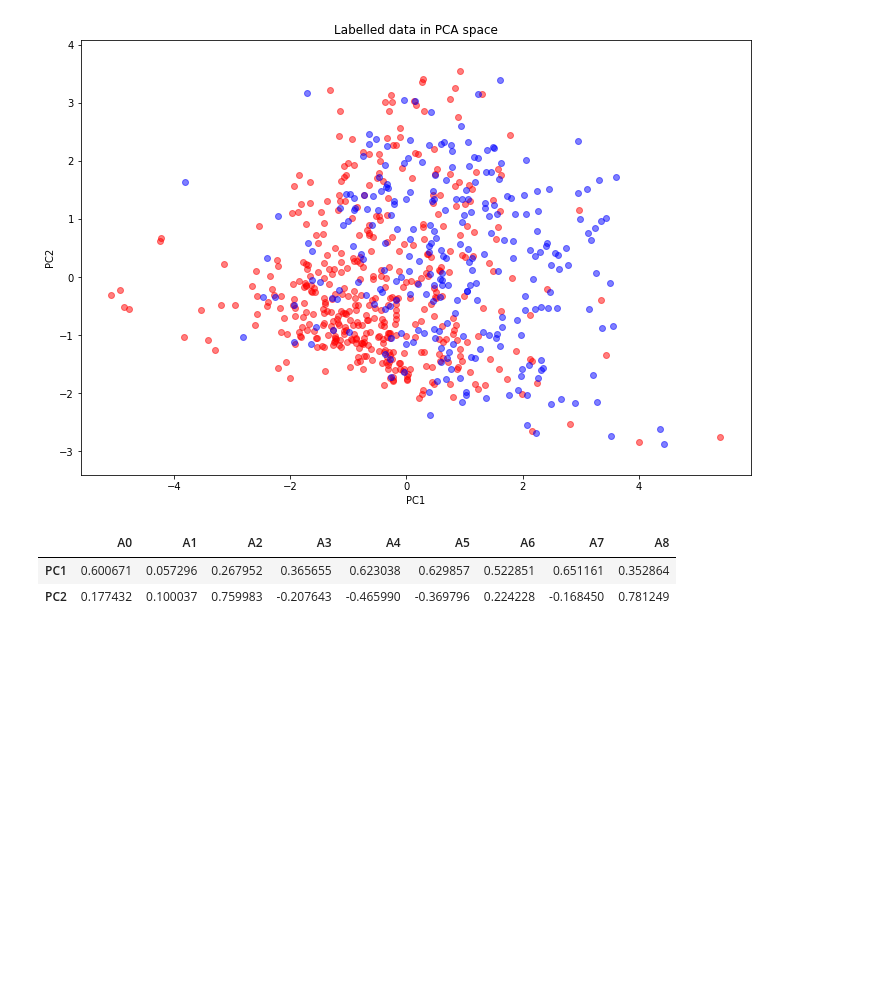
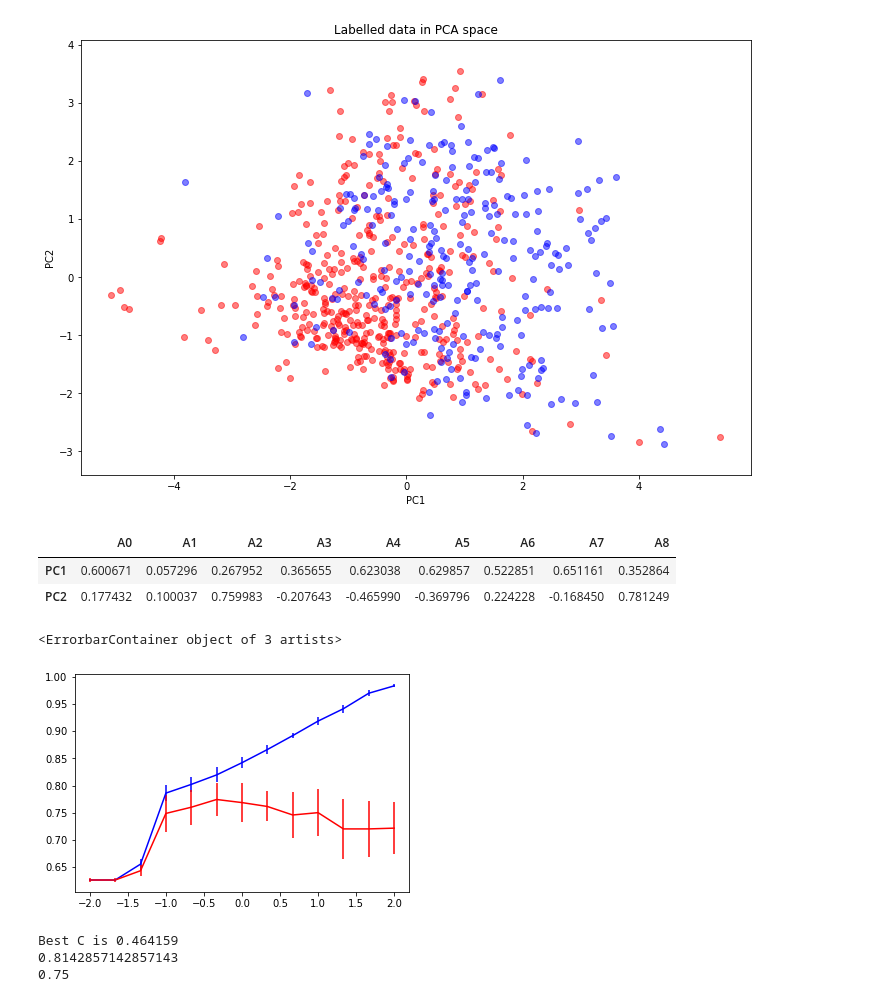
Before and after one commit to MrTooOldDriver/UoE-IAML-Coursework, a Jupyter notebook: Coursework2/coursework2.ipynb, the cells around one changed output. Drawn from its saved outputs; the diff is of its cells as text; code cells hidden in the pictures; blank space fills up the shorter version.

```diff
--- a/Coursework2/coursework2.ipynb
+++ b/Coursework2/coursework2.ipynb
@@ -227,4 +227,42 @@ pca_correlation_coefficient
 |  | A0 | A1 | A2 | A3 | A4 | A5 | A6 | A7 | A8 |
 | PC1 | 0.600671 | 0.057296 | 0.267952 | 0.365655 | 0.623038 | 0.629857 | 0.522851 | 0.651161 | 0.352864 |
 | PC2 | 0.177432 | 0.100037 | 0.759983 | -0.207643 | -0.465990 | -0.369796 | 0.224228 | -0.168450 | 0.781249 |
+# %%
+#1.8
+from sklearn.model_selection import StratifiedKFold
+from sklearn.svm import SVC
+C_value_list = np.logspace(-2,2,num=13)
+svc_train_result_dict = dict()
+svc_test_result_dict = dict()
+for C in C_value_list:
+    skf = StratifiedKFold()
+    train_score_list = []
+    test_score_list = []
+    for train_index, test_index in skf.split(Xtrn_s, Ytrn):
+        X_train, y_train = Xtrn_s[train_index], Ytrn[train_index]
+        X_test, y_test = Xtrn_s[test_index], Ytrn[test_index]
+        clf = SVC(C=C).fit(X_train, y_train)
+        train_score_list.append(clf.score(X_train, y_train))
+        test_score_list.append(clf.score(X_test, y_test))
+    svc_train_result_dict[C] = train_score_list
+    svc_test_result_dict[C] = test_score_list
+svc_train_result_mean = [np.mean(value) for key,value in svc_train_result_dict.items()]
+svc_train_result_std = [np.std(value) for key,value in svc_train_result_dict.items()]
+svc_test_result_mean = [np.mean(value) for key,value in svc_test_result_dict.items()]
+svc_test_result_std = [np.std(value) for key,value in svc_test_result_dict.items()]
+C_value_list_log = [np.log10(C) for C in C_value_list]
+plt.errorbar(x=C_value_list_log,y=svc_train_result_mean,yerr=svc_train_result_std,color='blue')
+plt.errorbar(x=C_value_list_log,y=svc_test_result_mean,yerr=svc_test_result_std,color='red')
+# %% [output]
+<ErrorbarContainer object of 3 artists>
+[figure, added]
+# %%
+print('Best C is %f' % C_value_list[5])
+clf = SVC(C=C_value_list[5]).fit(Xtrn_s, Ytrn)
+print(clf.score(Xtrn_s, Ytrn))
+print(clf.score(Xtst_s, Ytst))
+# %% [output]
+Best C is 0.464159
+0.8142857142857143
+0.75
 # %%
```
Also changed, not shown: parts of 1 cell of this notebook.
